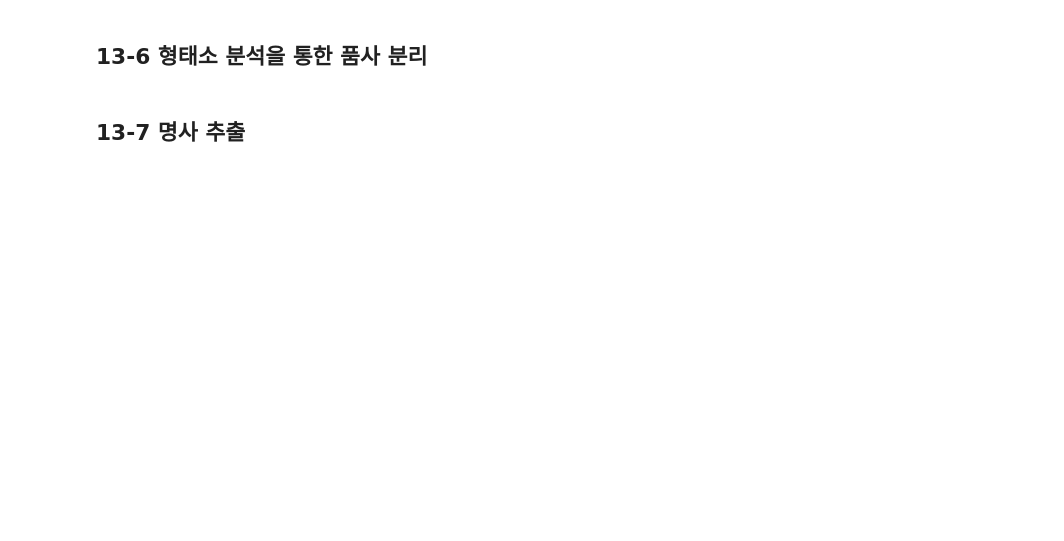
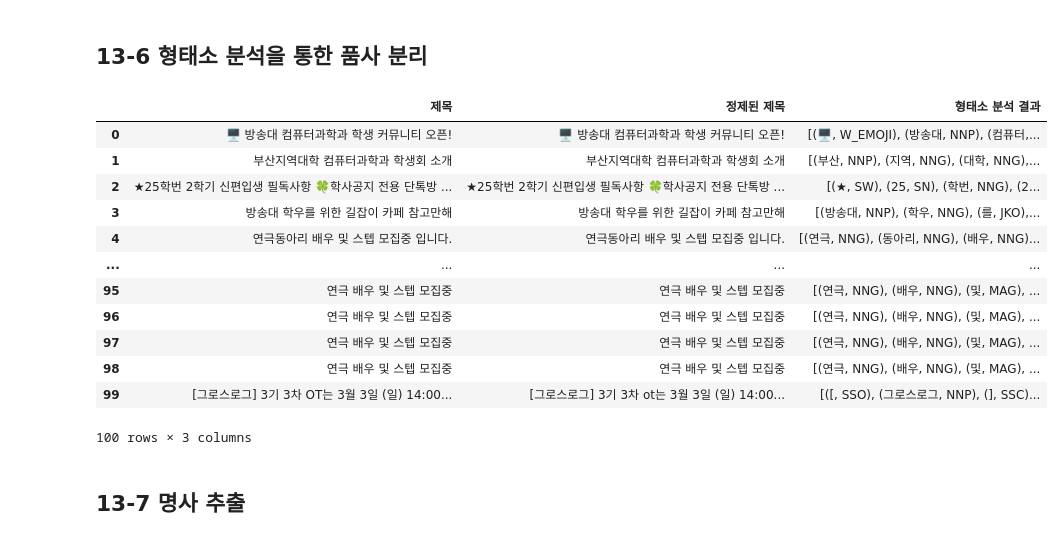
Before and after one commit to mors119/Data-Analysis-with-Open-Source, a Jupyter notebook: 오픈소스_데이터_분석_13강.ipynb, the cells around one changed output. Drawn from its saved outputs; the diff is of its cells as text; code cells hidden in the pictures; blank space fills up the shorter version.

```diff
--- a/오픈소스_데이터_분석_13강.ipynb
+++ b/오픈소스_데이터_분석_13강.ipynb
@@ -250,33 +347,47 @@ print(kiwi.analyze('안녕하세요 저는 방송대 학생입니다.')[0][0])
 # %%
 from kiwipiepy import Kiwi
 
 ## 형태소 분석기 초기화 및 사용자 사전 추가
 kiwi = Kiwi()
 kiwi.add_user_word('방송대', 'NNP')
 kiwi.add_user_word('방통대', 'NNP')
 
 ## 텍스트 형태소 분석 함수
 def analyze_morphemes(text):
     if isinstance(text, str):
        result = kiwi.analyze(text)
 
        morphemes = []
        for token in result[0][0]:
             ## 형태소(form)와 품사(tag) 정보를 튜플로 morphemes에 추가
-
+            morphemes.append((token.form, token.tag))
        return morphemes
     else:
         return []
 
 ## 데이터프레임에 형태소 분석 적용 함수
 def pos_df(df):
-  if not df.empty:
-      # `정제된 제목` 칼럼의 값에 analyze_morphemes 함수를 적용하고 결과를 `행태소 분석 결과` 칼럼에 저장
-
+    if not df.empty:
+        # `정제된 제목` 칼럼의 값에 analyze_morphemes 함수를 적용하고 결과를 `행태소 분석 결과` 칼럼에 저장
+        df['형태소 분석 결과'] = df['정제된 제목'].apply(analyze_morphemes)
 
 ## 형태소 분석 적용
 pos_df(cs_df)
 cs_df
+# %% [output]
+|  | 제목 | 정제된 제목 | 형태소 분석 결과 |
+| 0 | 🖥️ 방송대 컴퓨터과학과 학생 커뮤니티 오픈! | 🖥️ 방송대 컴퓨터과학과 학생 커뮤니티 오픈! | [(🖥️, W_EMOJI), (방송대, NNP), (컴퓨터,... |
+| 1 | 부산지역대학 컴퓨터과학과 학생회 소개 | 부산지역대학 컴퓨터과학과 학생회 소개 | [(부산, NNP), (지역, NNG), (대학, NNG),... |
+| 2 | ★25학번 2학기 신편입생 필독사항 🍀학사공지 전용 단톡방 ... | ★25학번 2학기 신편입생 필독사항 🍀학사공지 전용 단톡방 ... | [(★, SW), (25, SN), (학번, NNG), (2... |
+| 3 | 방송대 학우를 위한 길잡이 카페 참고만해 | 방송대 학우를 위한 길잡이 카페 참고만해 | [(방송대, NNP), (학우, NNG), (를, JKO),... |
+| 4 | 연극동아리 배우 및 스텝 모집중 입니다. | 연극동아리 배우 및 스텝 모집중 입니다. | [(연극, NNG), (동아리, NNG), (배우, NNG)... |
+| ... | ... | ... | ... |
+| 95 | 연극 배우 및 스텝 모집중 | 연극 배우 및 스텝 모집중 | [(연극, NNG), (배우, NNG), (및, MAG), ... |
+| 96 | 연극 배우 및 스텝 모집중 | 연극 배우 및 스텝 모집중 | [(연극, NNG), (배우, NNG), (및, MAG), ... |
+| 97 | 연극 배우 및 스텝 모집중 | 연극 배우 및 스텝 모집중 | [(연극, NNG), (배우, NNG), (및, MAG), ... |
+| 98 | 연극 배우 및 스텝 모집중 | 연극 배우 및 스텝 모집중 | [(연극, NNG), (배우, NNG), (및, MAG), ... |
+| 99 | [그로스로그] 3기 3차 OT는 3월 3일 (일) 14:00... | [그로스로그] 3기 3차 ot는 3월 3일 (일) 14:00... | [([, SSO), (그로스로그, NNP), (], SSC)... |
+100 rows × 3 columns
 # %% [markdown]
 ## 13-7 명사 추출
 # %%
```
Also changed, not shown: parts of 20 cells of this notebook.
